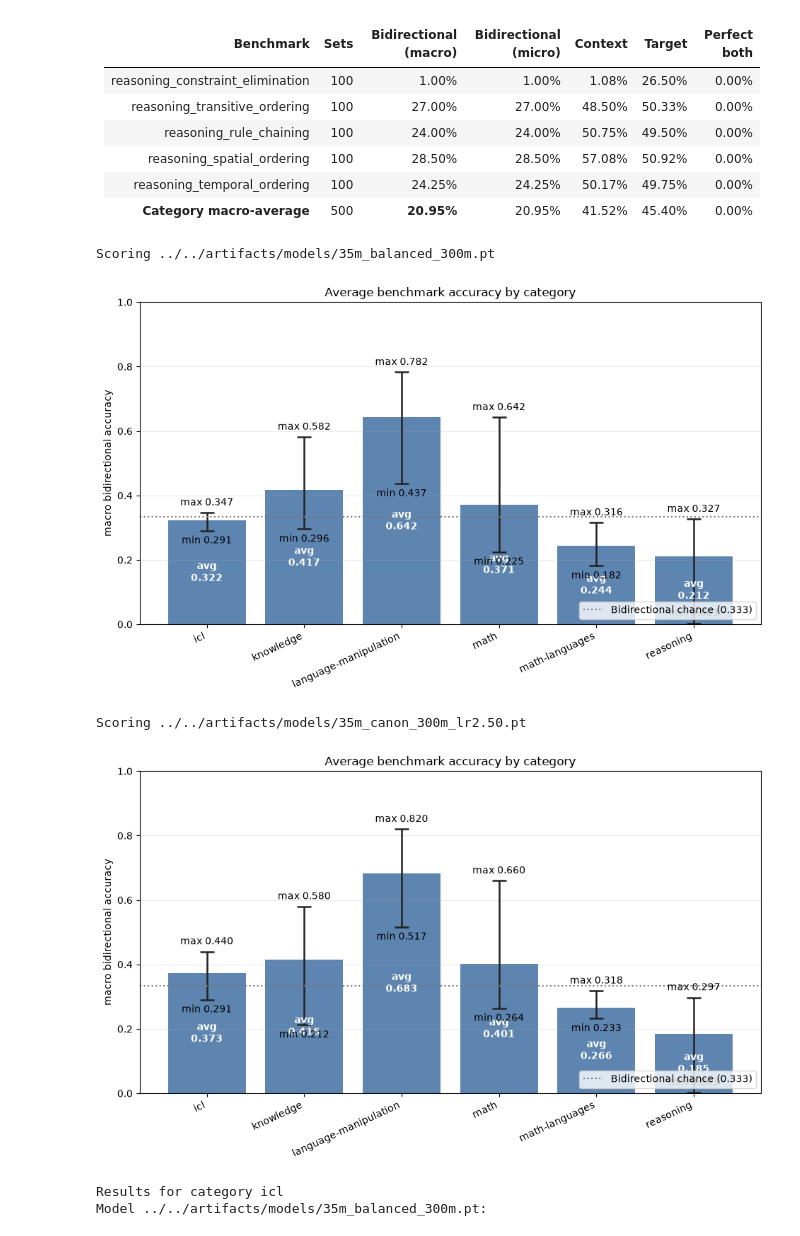
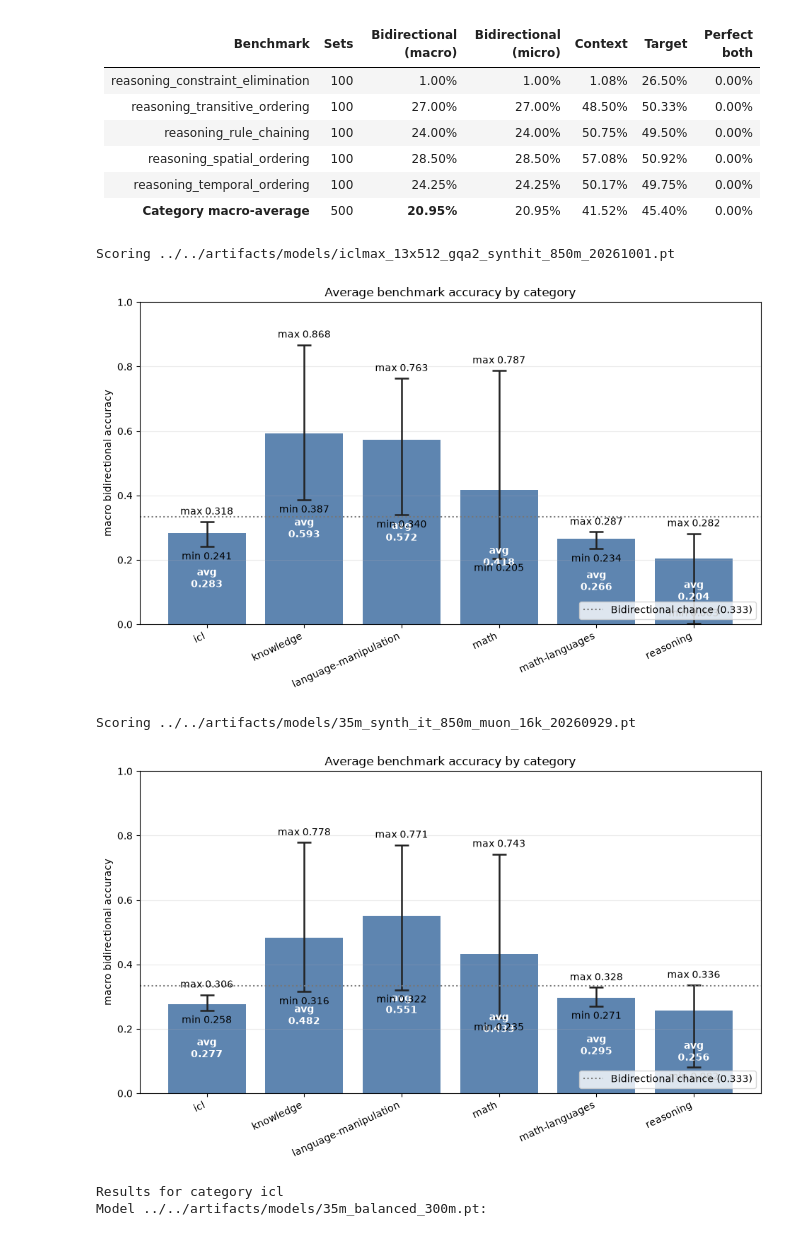
Before and after one commit to SamueleTondelli/pavullmo, a Jupyter notebook: src/evaluation/evaluate_pretrain.ipynb, the cells around one changed output. Cells and saved outputs as stored; diff of their text form; code cells hidden in the pictures.

```diff
--- a/src/evaluation/evaluate_pretrain.ipynb
+++ b/src/evaluation/evaluate_pretrain.ipynb
@@ -594,13 +594,13 @@ Model ../../artifacts/models/35m_balanced_1b.pt:
 | reasoning_temporal_ordering | 100 | 24.25% | 24.25% | 50.17% | 49.75% | 0.00% |
 | **Category macro-average** | 500 | **20.95%** | 20.95% | 41.52% | 45.40% | 0.00% |
 # %%
-score_all_categories("../../artifacts/models/35m_balanced_300m.pt", "../../artifacts/tokenizers/production_16k/tokenizer.model", benchmarks)
-score_all_categories("../../artifacts/models/35m_canon_300m_lr2.50.pt", "../../artifacts/tokenizers/production_16k/tokenizer.model", benchmarks)
+score_all_categories("../../artifacts/models/iclmax_13x512_gqa2_synthit_850m_20261001.pt", "../../artifacts/tokenizers/production_16k/tokenizer.model", benchmarks)
+score_all_categories("../../artifacts/models/35m_synth_it_850m_muon_16k_20260929.pt", "../../artifacts/tokenizers/production_16k/tokenizer.model", benchmarks)
 # %% [output]
-Scoring ../../artifacts/models/35m_balanced_300m.pt
+Scoring ../../artifacts/models/iclmax_13x512_gqa2_synthit_850m_20261001.pt
-[figure, old version]
+[figure, new version]
-Scoring ../../artifacts/models/35m_canon_300m_lr2.50.pt
+Scoring ../../artifacts/models/35m_synth_it_850m_muon_16k_20260929.pt
-[figure, old version]
+[figure, new version]
 # %%
 mt = [("../../artifacts/models/35m_balanced_300m.pt", "../../artifacts/tokenizers/production_16k/tokenizer.model"), ("../../artifacts/models/35m_canon_300m_lr2.50.pt", "../../artifacts/tokenizers/production_16k/tokenizer.model")]
 compare_category_models(mt, benchmarks, "icl")
```
